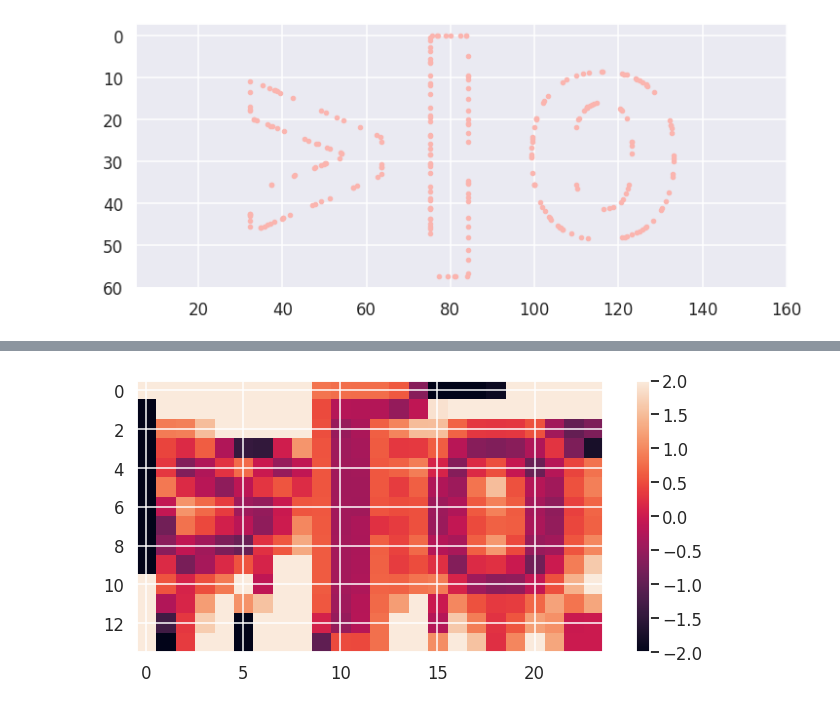
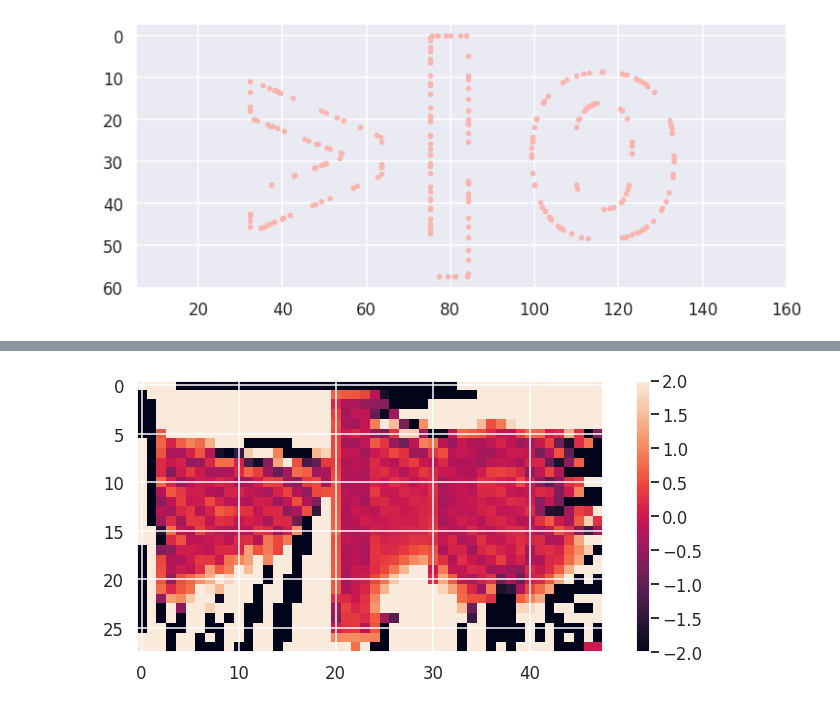
Before and after one commit to vidstige/mini-field-interpolation, a Jupyter notebook: field_interpolation.ipynb, the cells around one changed output, grey strips where cells are left out. Saved outputs shown, nothing was run; the diff lists cells and outputs as text; code cells hidden in the pictures.

```diff
--- a/field_interpolation.ipynb
+++ b/field_interpolation.ipynb
@@ -238,14 +221,0 @@ plt.show()
-# %%
-resolution = (14, 24)
-
-def fit_to(a, resolution, padding_fraction=0):
-    r = np.flip(np.array(resolution)) - np.array([1, 1])
-    top_left = np.min(a, axis=0)
-    bottom_right = np.max(a, axis=0)
-    size = bottom_right - top_left
-    scale = np.min(r / size)
-    normalized = scale * (a - top_left)
-    padding = r * padding_fraction
-    return (normalized + 0.5 * padding) * (1 - padding_fraction)
-
-sampled_points = fit_to(sampled_points, resolution, 0.1)
@@ -252,3 +238,17 @@ sampled_points = fit_to(sampled_points, resolution, 0.1)
+# %%
+resolution = (28, 48)
+
+def fit_to(a, resolution, padding_fraction=0):
+    r = np.flip(np.array(resolution)) - np.array([1, 1])
+    top_left = np.min(a, axis=0)
+    bottom_right = np.max(a, axis=0)
+    size = bottom_right - top_left
+    scale = np.min(r / size)
+    normalized = scale * (a - top_left)
+    padding = r * padding_fraction
+    return (normalized + 0.5 * padding) * (1 - padding_fraction)
+
+points = fit_to(sampled_points, resolution, 0.1)
 # %%
 def index(x: int, y: int, resolution):
     """Returns the index into the grid vector"""
@@ -299,34 +299,34 @@ def smoothness_constraints_2d(resolution):
     h, w = resolution
     for iy, ix in np.ndindex(h - 2, w - 2):
         row = np.zeros(n)
         row[index(ix + 0, iy, resolution)] = 1
         row[index(ix + 1, iy, resolution)] = -2
         row[index(ix + 2, iy, resolution)] = 1
         rows.append(row)
         values.append(0)
 
         row[index(ix, iy + 0, resolution)] = 1
         row[index(ix, iy + 1, resolution)] = -2
         row[index(ix, iy + 2, resolution)] = 1
         rows.append(row)
         values.append(0)
 
     return np.array(rows), np.array(values)
 
 def field_interpolation(resolution, points, normals):
     rows0, values0 = value_constraints_2d(points, np.zeros(len(points)), resolution)
     rows1, values1 = gradient_constraints_2d(points, normals, resolution)
     rows2, values2 = smoothness_constraints_2d(resolution)
-    A = np.vstack([rows0, 10*rows1, rows2])
-    b = np.concatenate([values0, 10*values1, values2])
+    A = np.vstack([rows0, 2*rows1, rows2])
+    b = np.concatenate([values0, 2*values1, values2])
     sdf = np.linalg.lstsq(A, b, rcond=None)[0]
     return sdf.reshape(resolution)
 
 
-sdf = field_interpolation(resolution, sampled_points, sampled_normals)
+sdf = field_interpolation(resolution, points, sampled_normals)
 tsdf = np.clip(sdf, -2, 2)
 plt.imshow(tsdf)
 plt.colorbar()
 plt.show()
 # %% [output]
-[figure, old version]
+[figure, new version]
```
Also changed, not shown: parts of 4 cells of this notebook.
